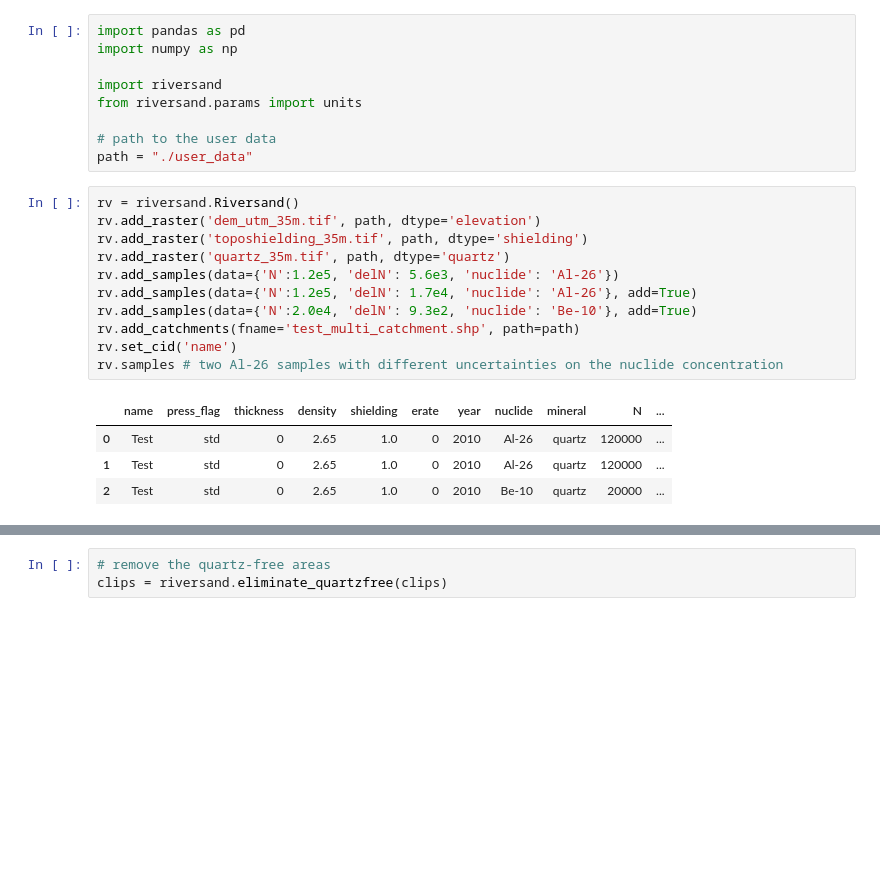
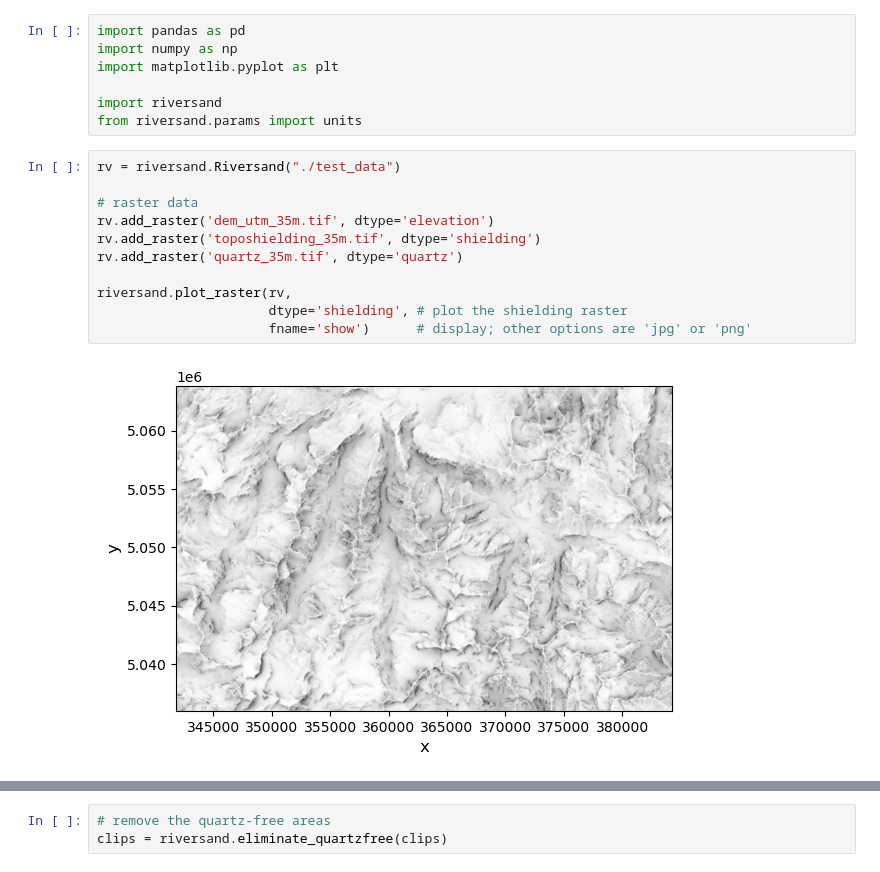
Before and after one commit to kstueb/riversand, a Jupyter notebook: riversand/example_scripts/step_by_step.ipynb, the cells around one changed output, grey strips where cells are left out. Drawn from its saved outputs; the diff is of its cells as text; blank space fills up the shorter version.

```diff
--- a/riversand/example_scripts/step_by_step.ipynb
+++ b/riversand/example_scripts/step_by_step.ipynb
@@ -8,25 +12,20 @@ Use this script for a better understanding of the algorithm, or if you want to d
 # %%
 import pandas as pd
 import numpy as np
+import matplotlib.pyplot as plt
 
 import riversand
 from riversand.params import units
-
-# path to the user data
-path = "./user_data"
 # %%
-rv = riversand.Riversand()
-rv.add_raster('dem_utm_35m.tif', path, dtype='elevation')
-rv.add_raster('toposhielding_35m.tif', path, dtype='shielding')
-rv.add_raster('quartz_35m.tif', path, dtype='quartz')
-rv.add_samples(data={'N':1.2e5, 'delN': 5.6e3, 'nuclide': 'Al-26'})
-rv.add_samples(data={'N':1.2e5, 'delN': 1.7e4, 'nuclide': 'Al-26'}, add=True)
-rv.add_samples(data={'N':2.0e4, 'delN': 9.3e2, 'nuclide': 'Be-10'}, add=True)
-rv.add_catchments(fname='test_multi_catchment.shp', path=path)
-rv.set_cid('name')
-rv.samples # two Al-26 samples with different uncertainties on the nuclide concentration
+rv = riversand.Riversand("./test_data")
+
+# raster data
+rv.add_raster('dem_utm_35m.tif', dtype='elevation')
+rv.add_raster('toposhielding_35m.tif', dtype='shielding')
+rv.add_raster('quartz_35m.tif', dtype='quartz')
+
+riversand.plot_raster(rv,
+                      dtype='shielding', # plot the shielding raster
+                      fname='show')      # display; other options are 'jpg' or 'png'
 # %% [output]
-|  | name | press_flag | thickness | density | shielding | erate | year | nuclide | mineral | N | ... |
-| 0 | Test | std | 0 | 2.65 | 1.0 | 0 | 2010 | Al-26 | quartz | 120000 | ... |
-| 1 | Test | std | 0 | 2.65 | 1.0 | 0 | 2010 | Al-26 | quartz | 120000 | ... |
-| 2 | Test | std | 0 | 2.65 | 1.0 | 0 | 2010 | Be-10 | quartz | 20000 | ... |
+[figure, added]
```
Also changed, not shown: parts of 40 cells of this notebook.
